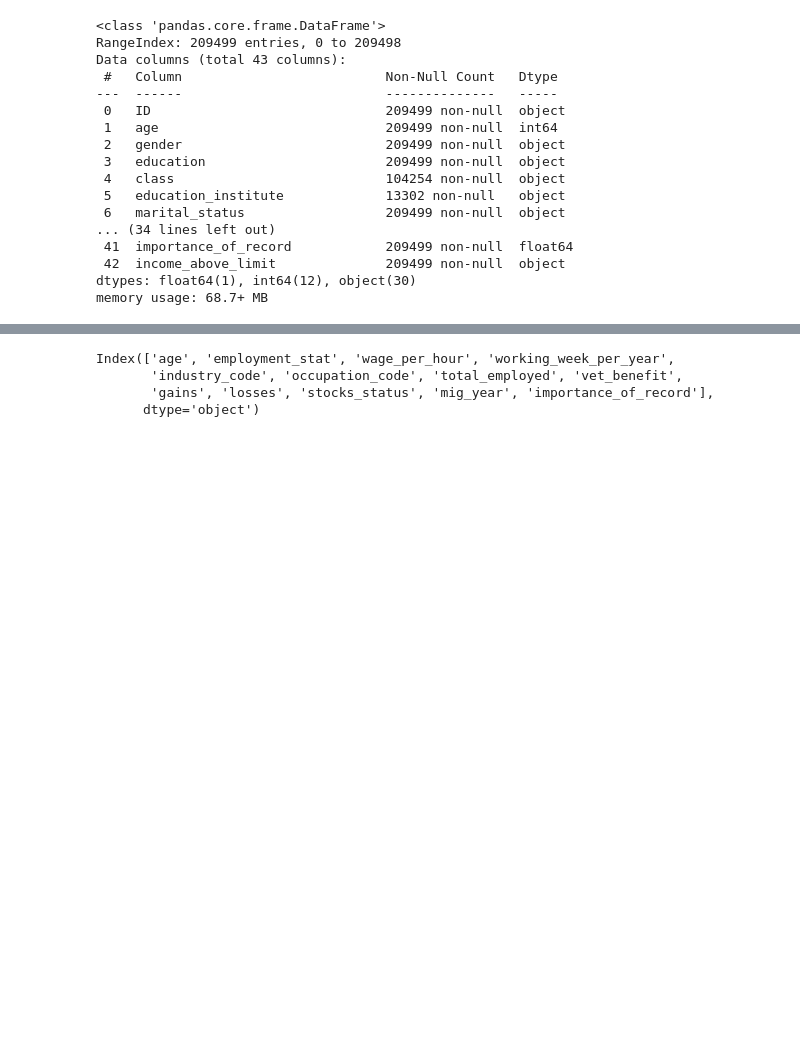
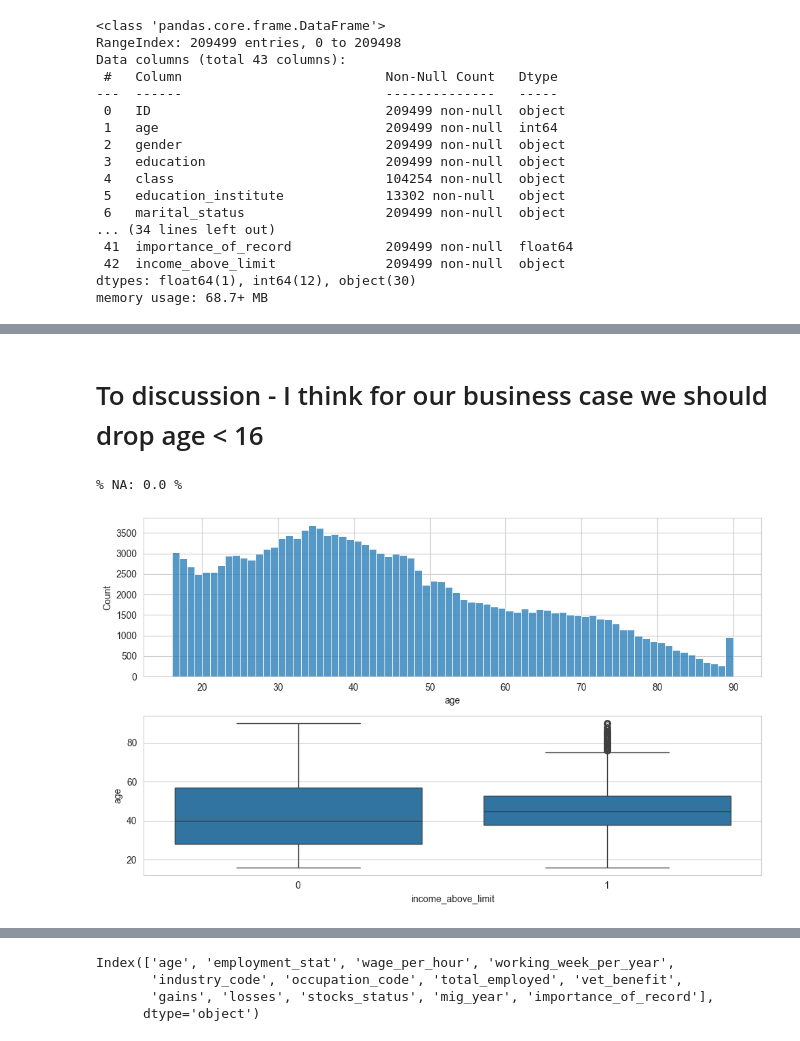
Before and after one commit to hanksnowdon/DataMiningProject, a Jupyter notebook: notebooks/01_EDA.ipynb, the cells around one changed output, grey strips where cells are left out. Drawn from its saved outputs; the diff is of its cells as text; code cells hidden in the pictures; blank space fills up the shorter version.

```diff
--- a/notebooks/01_EDA.ipynb
+++ b/notebooks/01_EDA.ipynb
@@ -66,0 +139,7 @@ data.drop('ID', axis=1, inplace=True)
+# %% [markdown]
+# To discussion - I think for our business case we should drop age < 16
+# %%
+num_eda(data.loc[data.age>=16],'age','income_above_limit')
+# %% [output]
+% NA: 0.0 %
+[figure, added]
```
Also changed, not shown: parts of 15 cells of this notebook, 3 other files.
